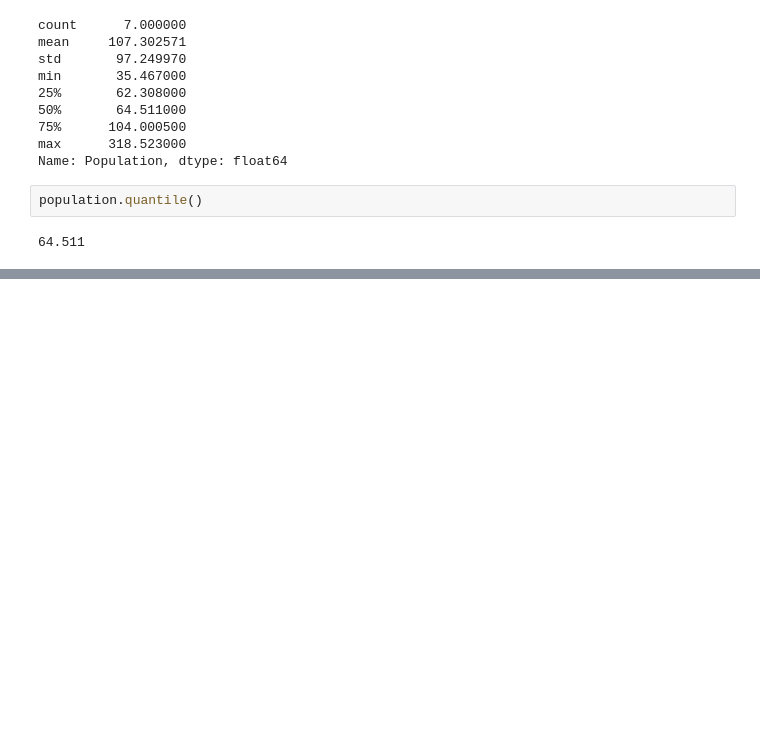
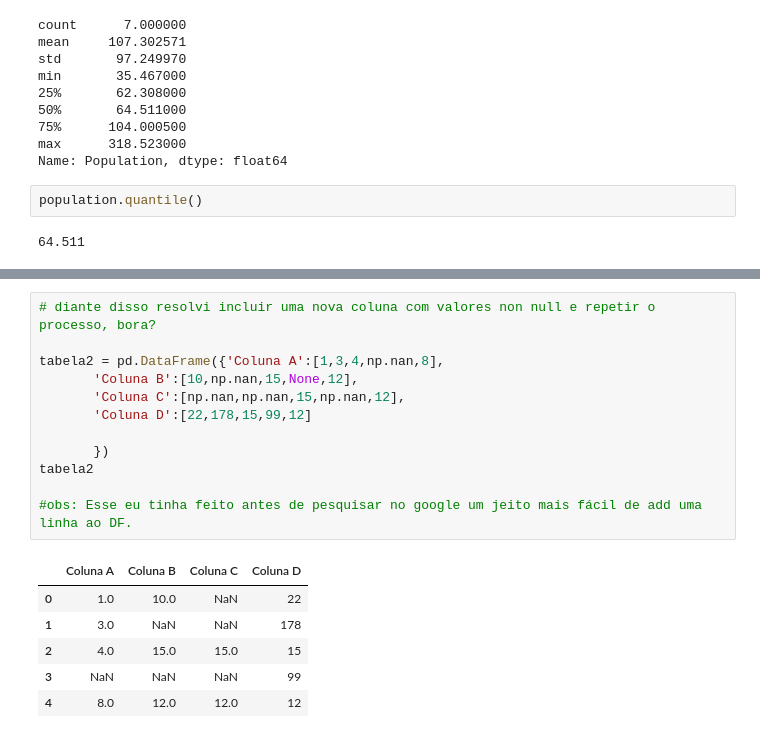
Before and after one commit to FranciniSantana/data-analysis-python-FreeCodeCamp, a Jupyter notebook: 2_Pandas__Data_Analysis_With_Python_freeCodeCamp.ipynb, the cells around one changed output, grey strips where cells are left out. Drawn from its saved outputs; the diff is of its cells as text; blank space fills up the shorter version.

```diff
--- a/2_Pandas__Data_Analysis_With_Python_freeCodeCamp.ipynb
+++ b/2_Pandas__Data_Analysis_With_Python_freeCodeCamp.ipynb
@@ -737,0 +848,19 @@ population.quantile()
+# %%
+# diante disso resolvi incluir uma nova coluna com valores non null e repetir o processo, bora?
+
+tabela2 = pd.DataFrame({'Coluna A':[1,3,4,np.nan,8],
+       'Coluna B':[10,np.nan,15,None,12],
+       'Coluna C':[np.nan,np.nan,15,np.nan,12],
+       'Coluna D':[22,178,15,99,12]
+
+       })
+tabela2
+
+#obs: Esse eu tinha feito antes de pesquisar no google um jeito mais fácil de add uma linha ao DF.
+# %% [output]
+|  | Coluna A | Coluna B | Coluna C | Coluna D |
+| 0 | 1.0 | 10.0 | NaN | 22 |
+| 1 | 3.0 | NaN | NaN | 178 |
+| 2 | 4.0 | 15.0 | 15.0 | 15 |
+| 3 | NaN | NaN | NaN | 99 |
+| 4 | 8.0 | 12.0 | 12.0 | 12 |
```
Also changed, not shown: parts of 14 cells of this notebook.
